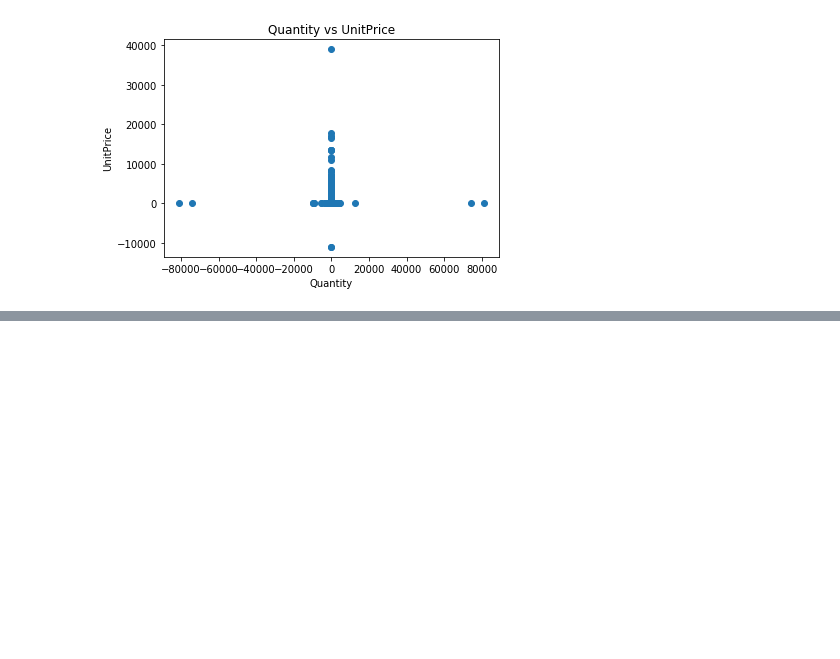
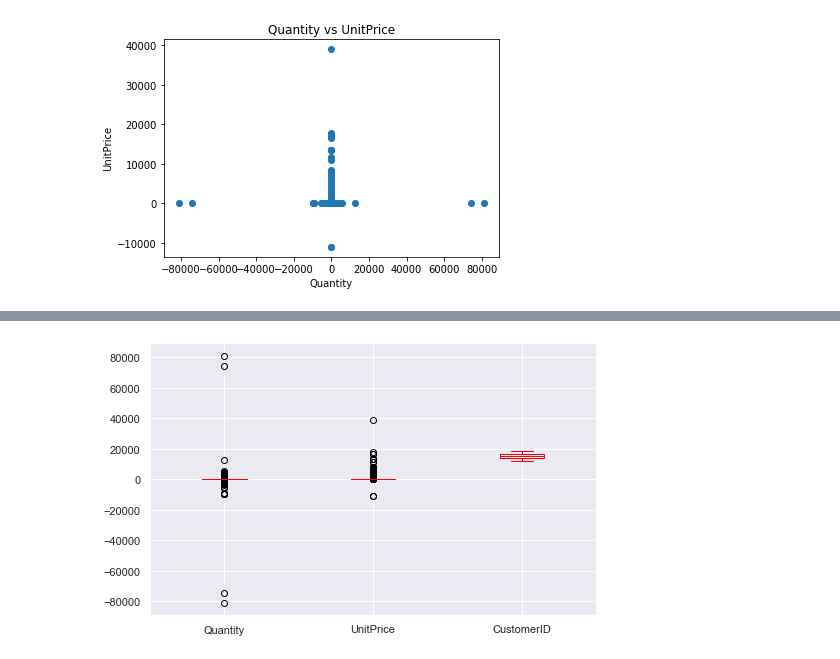
Before and after one commit to BineetaMishra/EDA, a Jupyter notebook: EDA_Ecommerce_Dataset.ipynb, the cells around one changed output, grey strips where cells are left out. Drawn from its saved outputs; the diff is of its cells as text; code cells hidden in the pictures; blank space fills up the shorter version.

```diff
--- a/EDA_Ecommerce_Dataset.ipynb
+++ b/EDA_Ecommerce_Dataset.ipynb
@@ -147,0 +370,6 @@ plt.show()
+# %%
+sns.set()
+df.boxplot(figsize=(8,5), color='red')
+plt.show()
+# %% [output]
+[figure, added]
```
Also changed, not shown: parts of 40 cells of this notebook, 1 other file.
